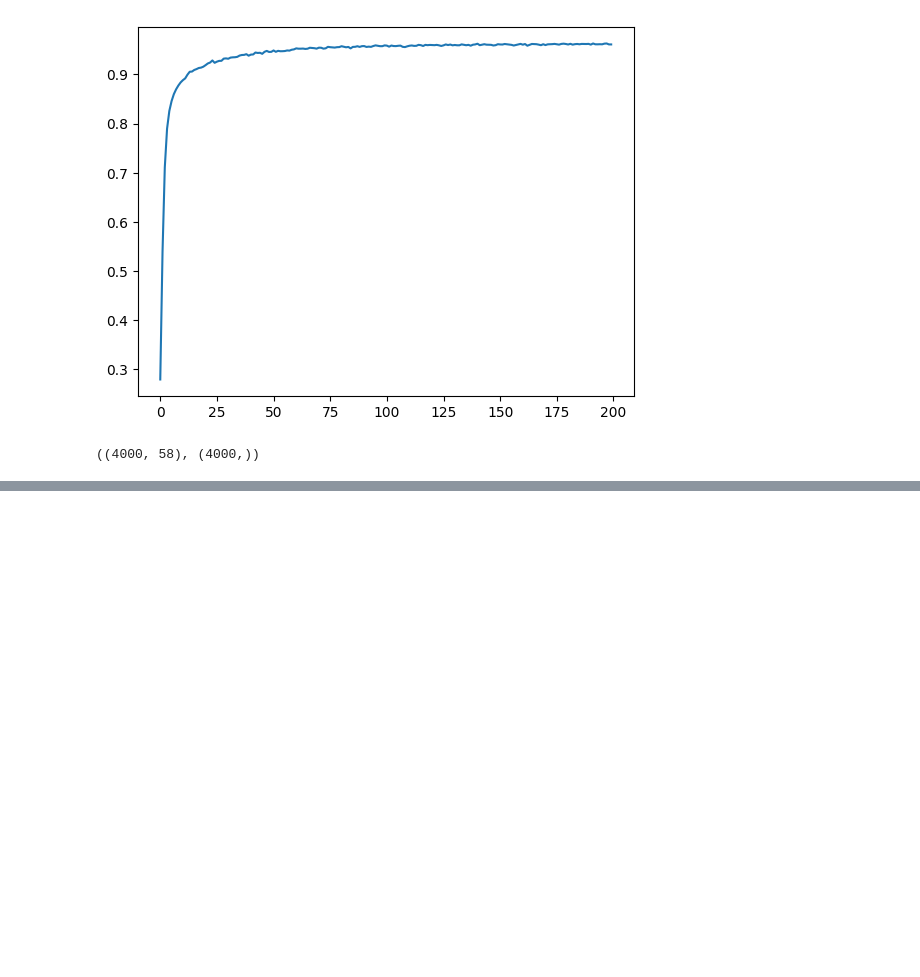
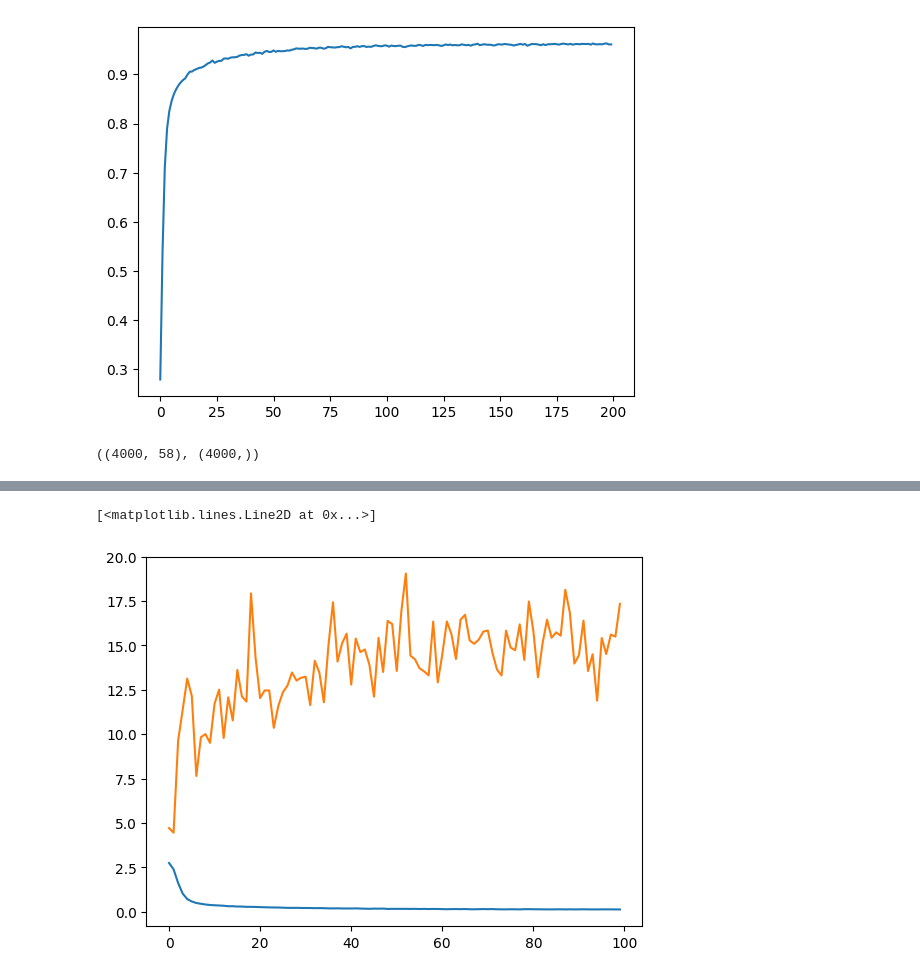
Before and after one commit to martaglanowska/MBTI_classification, a Jupyter notebook: praca magisterska.ipynb, the cells around one changed output, grey strips where cells are left out. Saved outputs shown, nothing was run; the diff lists cells and outputs as text; code cells hidden in the pictures; blank space fills up the shorter version.

```diff
--- a/praca magisterska.ipynb
+++ b/praca magisterska.ipynb
@@ -2664,0 +2771,3 @@ dtype: int64
+# %%
+tensorboard_callback = tf.keras.callbacks.TensorBoard(log_dir="./logs")
+history = model5.fit(inputs, labels, epochs=100, verbose=2, callbacks=[tensorboard_callback], validation_data=(test_inputs, ku.to_categorical(true_labels)))
@@ -2664,0 +2792,6 @@ dtype: int64
+# %%
+plt.plot(history.history['loss']) #dostępne również w Tensorboard
+plt.plot(history.history['val_loss']) #dostępne również w Tensorboard
+# %% [output]
+[<matplotlib.lines.Line2D at 0x...>]
+[figure, added]
```
Also changed, not shown: parts of 77 cells of this notebook.
